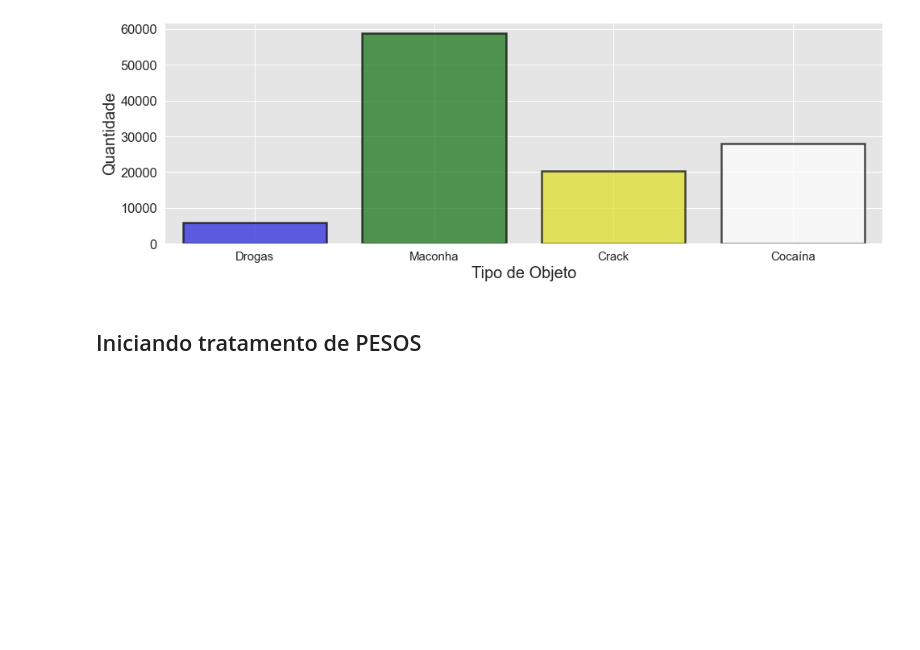
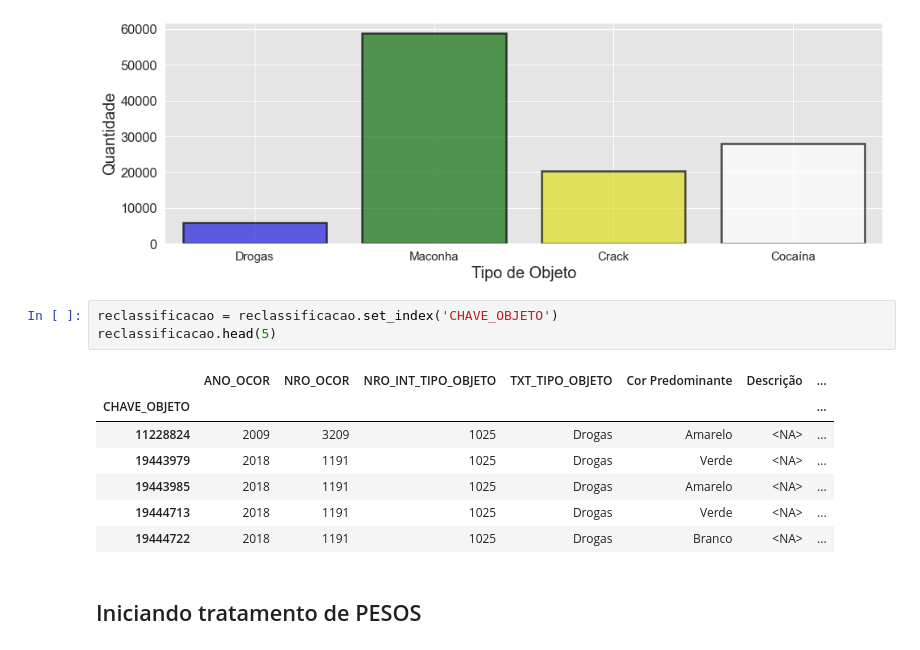
Before and after one commit to giuliannocappellari/Grafos, a Jupyter notebook: Indicadores/Drogas_Reclassificacao.ipynb, the cells around one changed output. Cells and saved outputs as stored; diff of their text form; blank space fills up the shorter version.

```diff
--- a/Indicadores/Drogas_Reclassificacao.ipynb
+++ b/Indicadores/Drogas_Reclassificacao.ipynb
@@ -179,6 +179,17 @@ plota_grafico(drogas_df, "TXT_TIPO_OBJETO")
 plota_grafico(reclassificacao, "RECLASSIFICAÇÃO")
 # %% [output]
 [figure]
+# %%
+reclassificacao = reclassificacao.set_index('CHAVE_OBJETO')
+reclassificacao.head(5)
+# %% [output]
+|  | ANO_OCOR | NRO_OCOR | NRO_INT_TIPO_OBJETO | TXT_TIPO_OBJETO | Cor Predominante | Descrição | ... |
+| CHAVE_OBJETO |  |  |  |  |  |  | ... |
+| 11228824 | 2009 | 3209 | 1025 | Drogas | Amarelo | <NA> | ... |
+| 19443979 | 2018 | 1191 | 1025 | Drogas | Verde | <NA> | ... |
+| 19443985 | 2018 | 1191 | 1025 | Drogas | Amarelo | <NA> | ... |
+| 19444713 | 2018 | 1191 | 1025 | Drogas | Verde | <NA> | ... |
+| 19444722 | 2018 | 1191 | 1025 | Drogas | Branco | <NA> | ... |
 # %% [markdown]
 ## Iniciando tratamento de PESOS
 # %%
```
Also changed, not shown: parts of 4 cells of this notebook.
